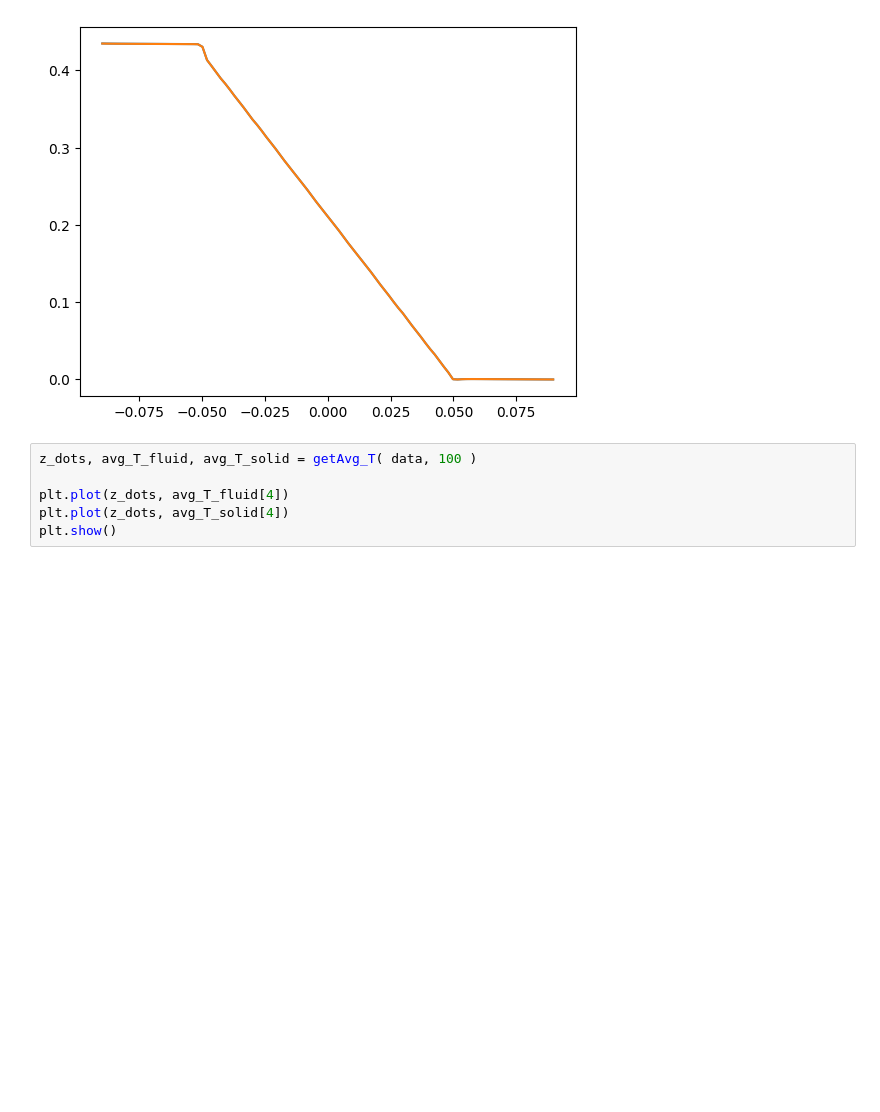
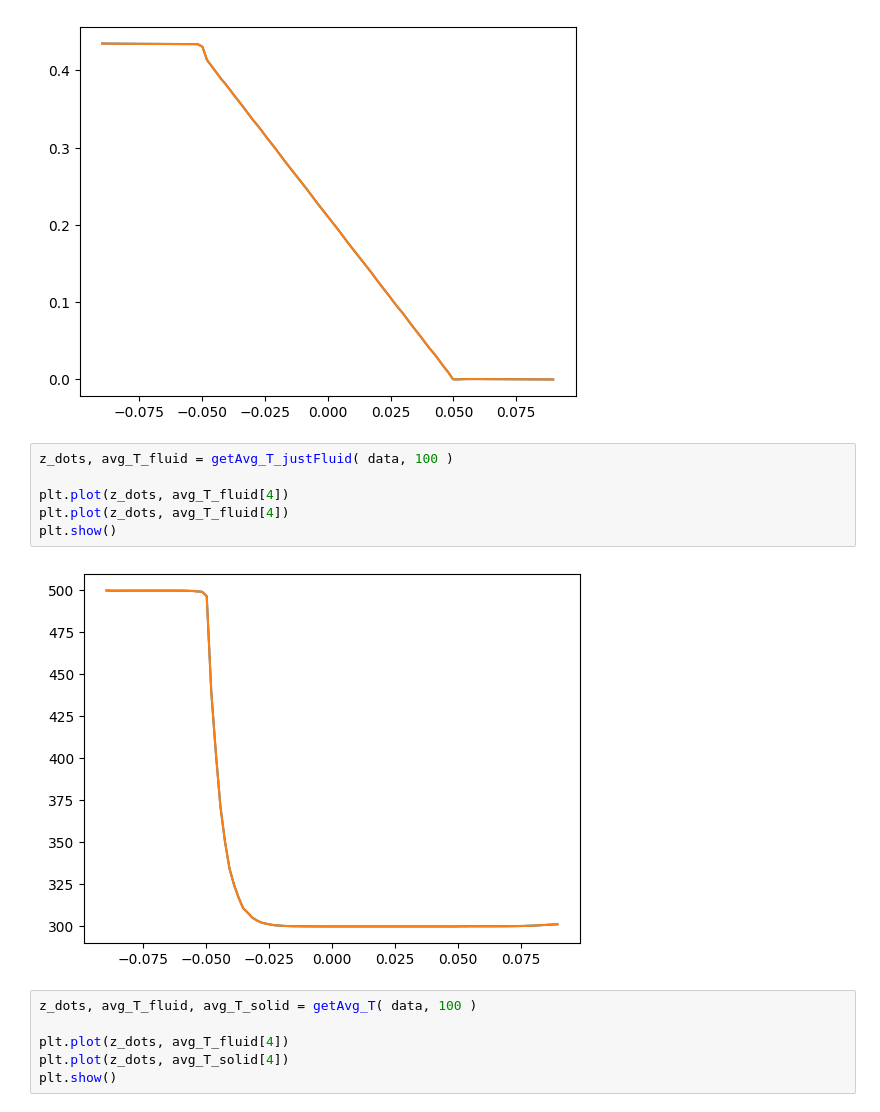
Before and after one commit to Pablo-Gil-Gon/StructuredCatalyst-Postprocessing, a Jupyter notebook: examples/PP-tests.ipynb, the cells around one changed output. Cells and saved outputs as stored; diff of their text form; blank space fills up the shorter version.

Commit message:
Wrote function getAvg_T_justFluid and tested it

```diff
--- a/examples/PP-tests.ipynb
+++ b/examples/PP-tests.ipynb
@@ -79,6 +79,14 @@ plt.show()
 4
 0.180074
 [figure]
+# %%
+z_dots, avg_T_fluid = getAvg_T_justFluid( data, 100 )
+
+plt.plot(z_dots, avg_T_fluid[4])
+plt.plot(z_dots, avg_T_fluid[4])
+plt.show()
+# %% [output]
+[figure, added]
 # %%
 z_dots, avg_T_fluid, avg_T_solid = getAvg_T( data, 100 )
 
```
Also changed, not shown: parts of 1 cell of this notebook, 1 other file.
